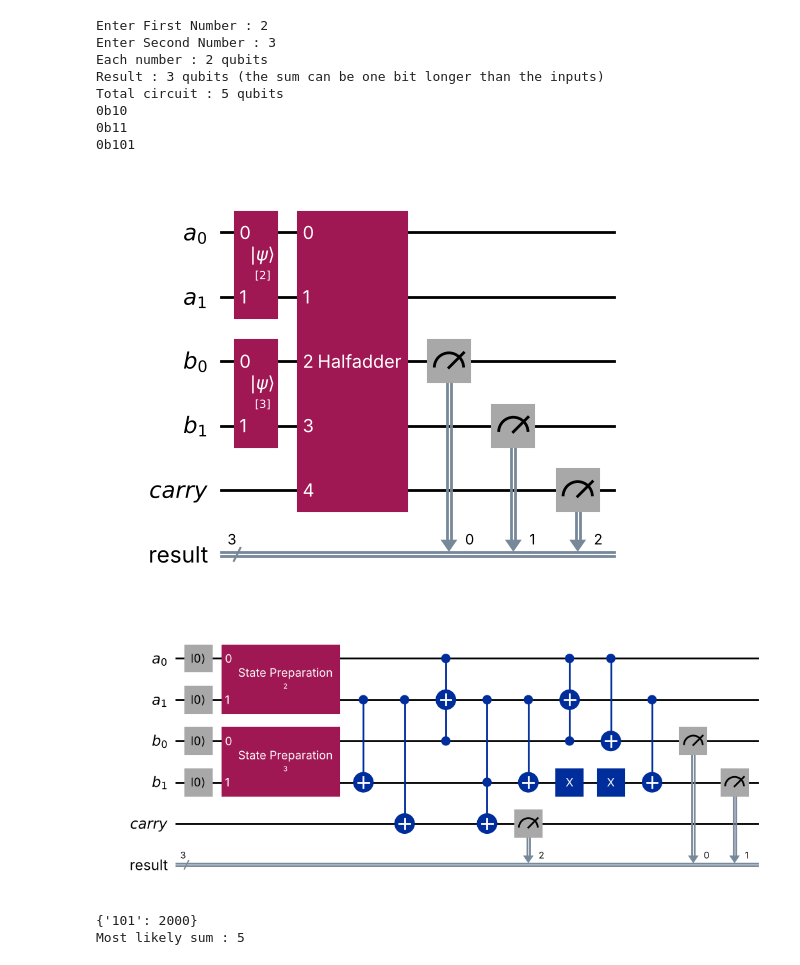
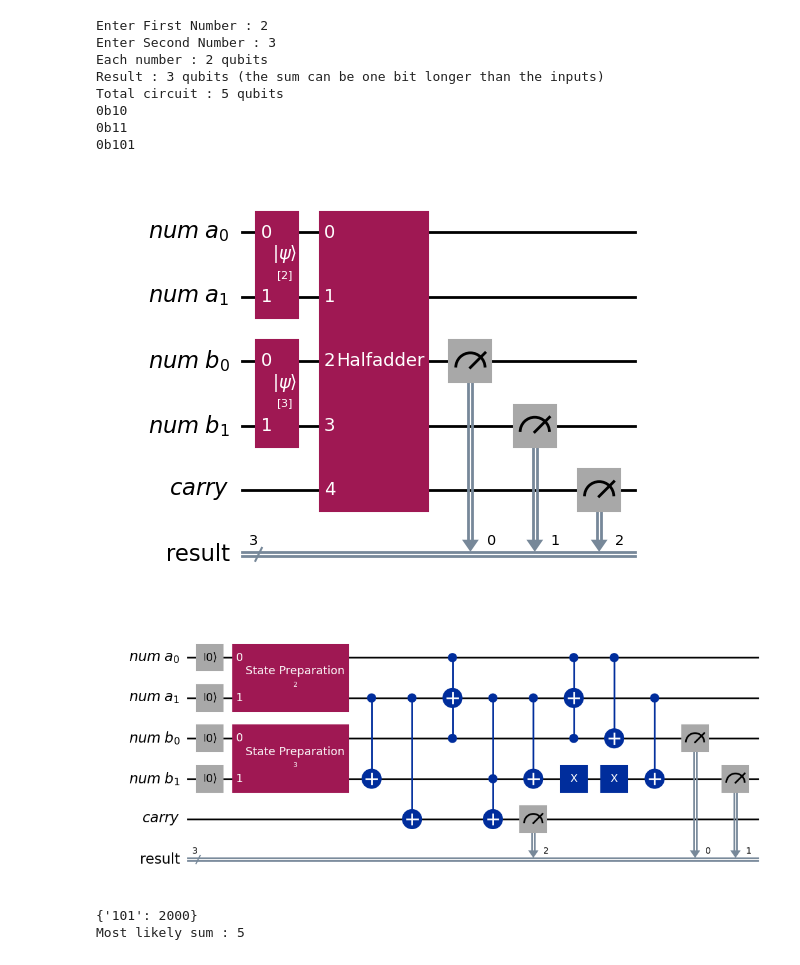
Before and after one commit to Harsh-L/Quantum-Computing-Introduction, a Jupyter notebook: Quantum_Computing_Arithmetic.ipynb, the cells around one changed output. Saved outputs shown, nothing was run; the diff lists cells and outputs as text; code cells hidden in the pictures.

```diff
--- a/Quantum_Computing_Arithmetic.ipynb
+++ b/Quantum_Computing_Arithmetic.ipynb
@@ -52,25 +52,25 @@ Total circuit : 5 qubits
 0b11
 0b101
 # %%
-reg_a = QuantumRegister(num_qubits, 'a')
-reg_b = QuantumRegister(num_qubits, 'b')
+reg_a = QuantumRegister(num_qubits, 'num a')
+reg_b = QuantumRegister(num_qubits, 'num b')
 reg_carry = QuantumRegister(1, 'carry')
 reg_res = ClassicalRegister(num_qubits + 1, 'result')
 
 adder_circuit = QuantumCircuit(reg_a, reg_b, reg_carry, reg_res)
 adder_circuit.initialize(num_1, reg_a)
 adder_circuit.initialize(num_2, reg_b)
 adder_circuit.append(HalfAdderGate(num_qubits), [*reg_a, *reg_b, *reg_carry])
 
 # The sum ends up in register b plus the carry qubit
 adder_circuit.measure([*reg_b, *reg_carry], reg_res)
 adder_circuit.draw('mpl')
 # %% [output]
-[figure, old version]
+[figure, new version]
 # %%
 adder_circuit.decompose().draw('mpl')
 # %% [output]
-[figure, old version]
+[figure, new version]
 # %%
 counts = run(adder_circuit)
 print(counts)
```
Also changed, not shown: parts of 18 cells of this notebook.
